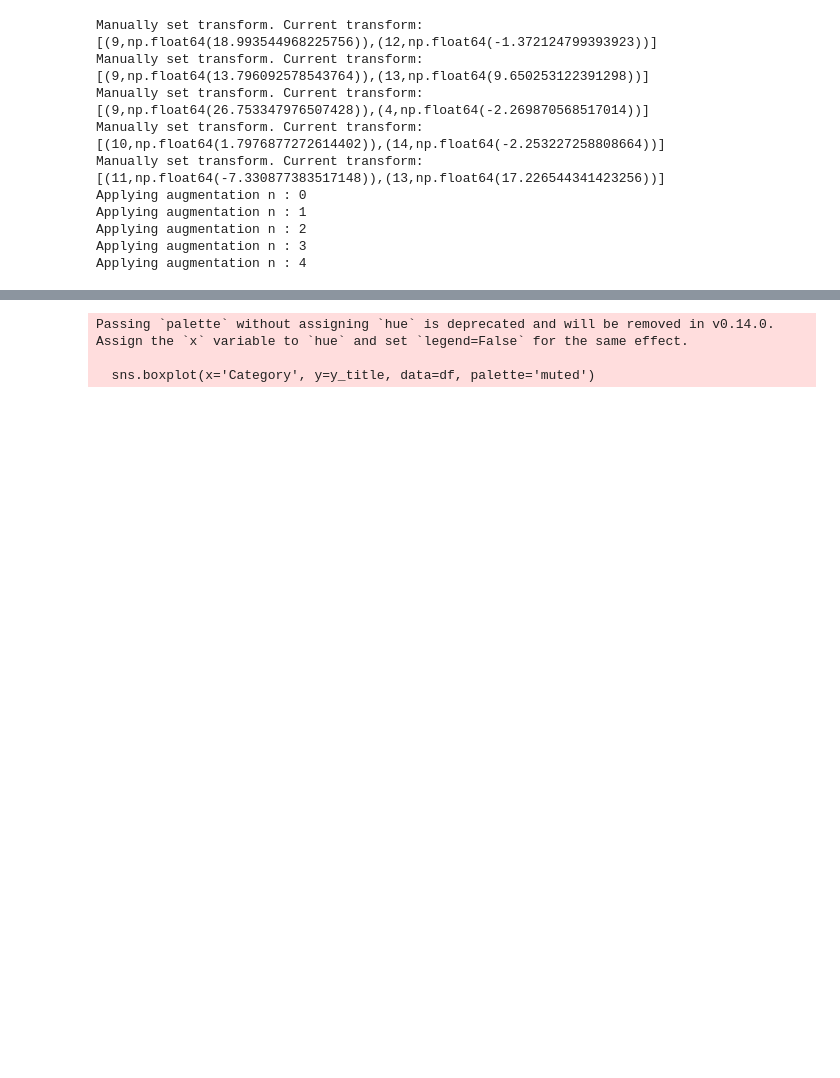
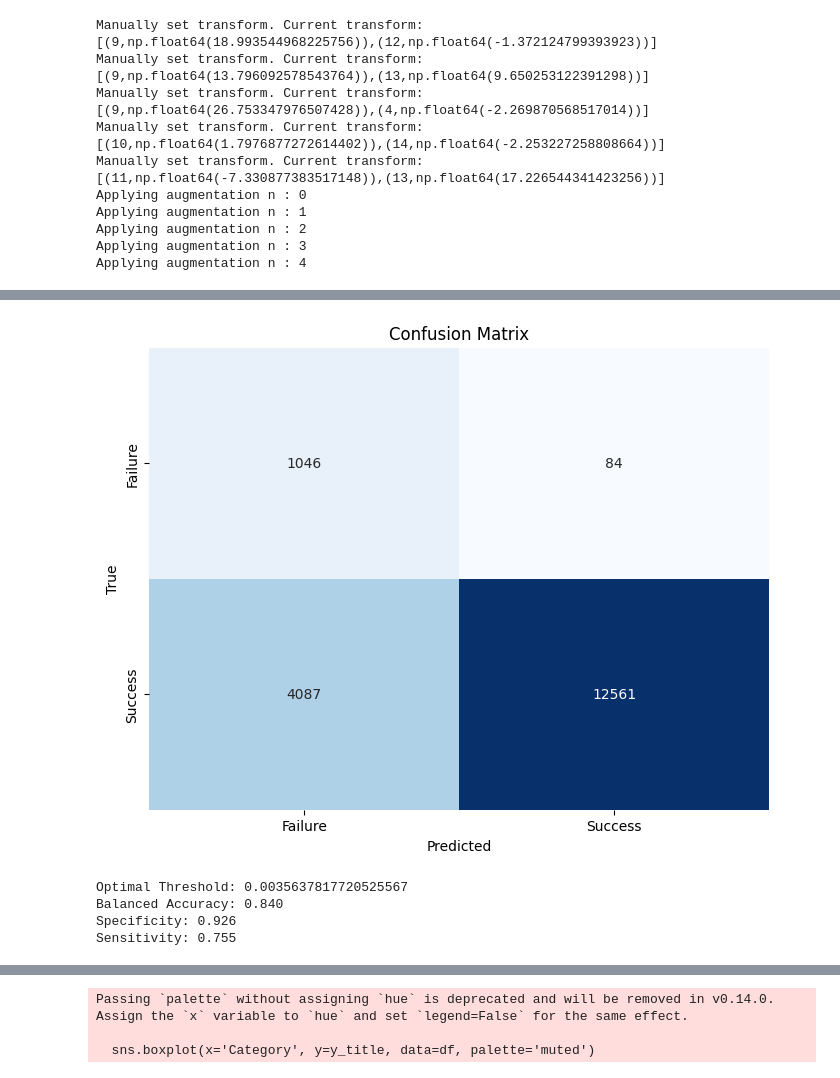
Before and after one commit to pstnmz/UQ_toolbox, a Jupyter notebook: medMNIST/UQ_test_metrics.ipynb, the cells around one changed output, grey strips where cells are left out. Drawn from its saved outputs; the diff is of its cells as text; code cells hidden in the pictures; blank space fills up the shorter version.

```diff
--- a/medMNIST/UQ_test_metrics.ipynb
+++ b/medMNIST/UQ_test_metrics.ipynb
@@ -1226,3 +1020,11 @@ Passing `palette` without assigning `hue` is deprecated and will be removed in v
+# %%
+find_best_threshold_and_compute_metrics(stds_GPS, correct_predictions)
+# %% [output]
+[figure, added]
+Optimal Threshold: 0.0035637817720525567
+Balanced Accuracy: 0.840
+Specificity: 0.926
+Sensitivity: 0.755
 # %%
 auc_std_gps
 # %% [output]
```
Also changed, not shown: parts of 43 cells of this notebook.
